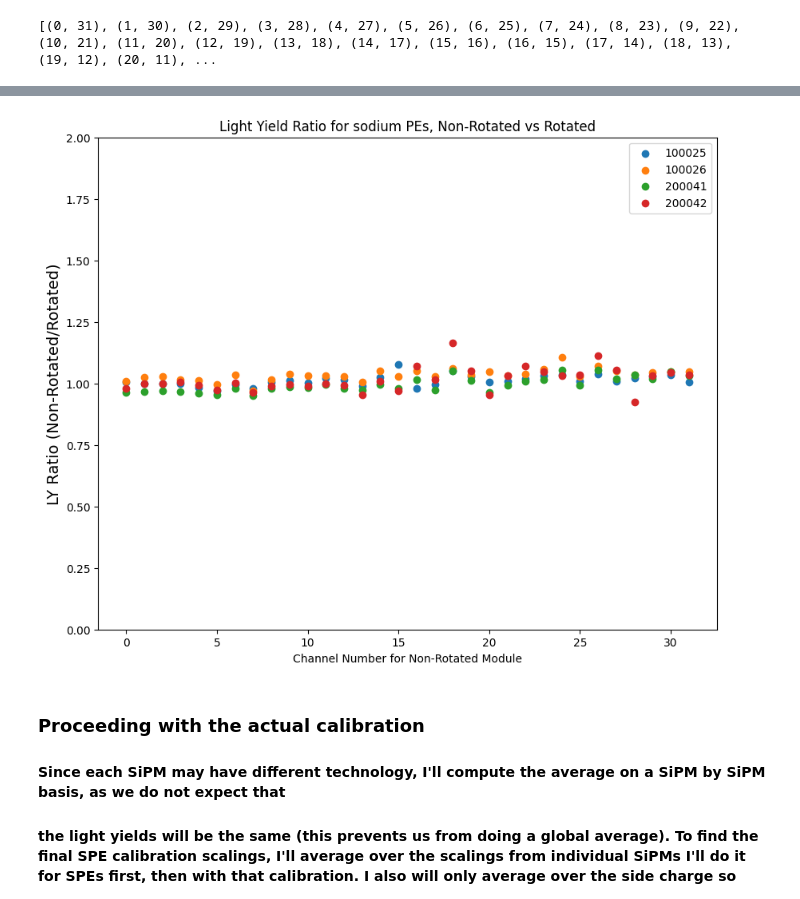
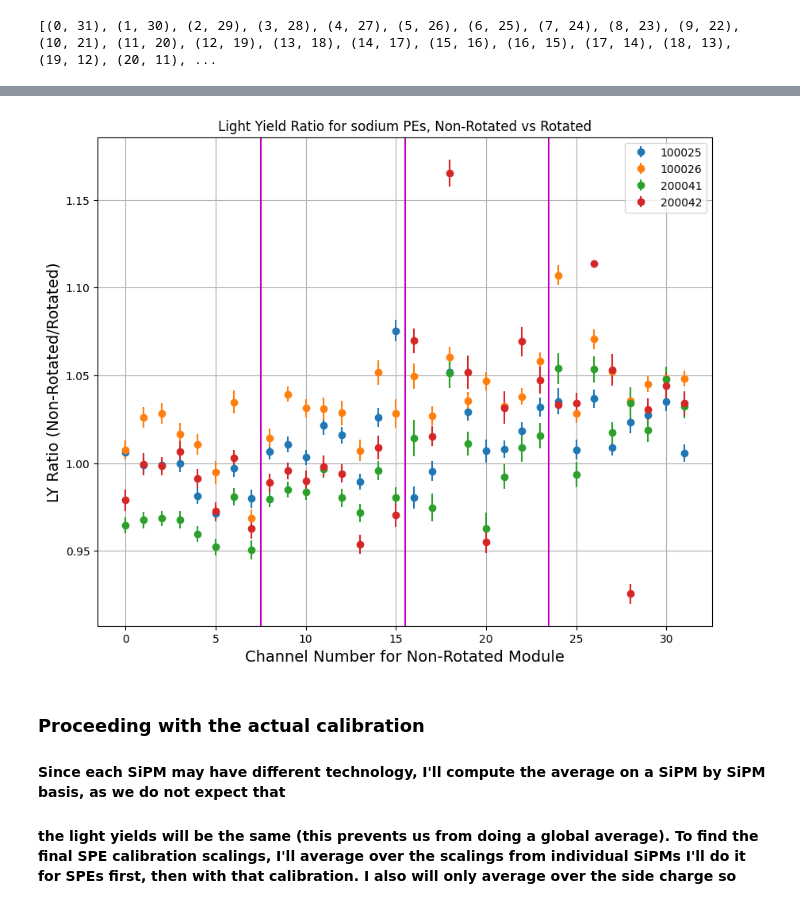
Before and after one commit to psimmerl/module_testing, a Jupyter notebook: notebooks/spectra_LY_calibration_Alex.ipynb, the cells around one changed output, grey strips where cells are left out. Cells and saved outputs as stored; diff of their text form; code cells hidden in the pictures.

```diff
--- a/notebooks/spectra_LY_calibration_Alex.ipynb
+++ b/notebooks/spectra_LY_calibration_Alex.ipynb
@@ -738,11 +796,17 @@ channel_pairs_strs = [str(channel_pair) for channel_pair in channel_pairs]
 import matplotlib.pyplot as plt
 plt.figure(figsize=(10,8))
 for moduleName in module_Name_List2:
-    plt.scatter(range(32), LY_Ratio_Dict["ly_spe"][moduleName], label=moduleName)
+    plt.errorbar(range(32), LY_Ratio_Dict["ly_spe"][moduleName], ERR_Ratio_Dict["ly_spe"][moduleName], label=moduleName, fmt='o')
 plt.title("Light Yield Ratio for SPE, Non-Rotated vs Rotated")
-plt.xlabel("Channel Number for Non-Rotated Module")
+plt.xlabel("Channel Number for Non-Rotated Module", fontsize=14)
 plt.ylabel("LY Ratio (Non-Rotated/Rotated)", fontsize=14)
+
+plt.axvline(7.5, c='m')
+plt.axvline(15.5, c='m')
+plt.axvline(23.5, c='m')
+#plt.axvline(31)
 plt.legend()
-plt.ylim(0,2)
+#plt.ylim(0.75, 1.25)
+plt.grid()
 plt.savefig(PLOT_DIR+"LY_Ratio_SPE.png")
 # %% [output]
@@ -752,11 +816,16 @@ channel_pairs_strs = [str(channel_pair) for channel_pair in channel_pairs]
 import matplotlib.pyplot as plt
 plt.figure(figsize=(10,8))
 for moduleName in module_Name_List2:
-    plt.scatter(range(32), LY_Ratio_Dict["ly_src"][moduleName], label=moduleName)
+    plt.errorbar(range(32), LY_Ratio_Dict["ly_src"][moduleName], ERR_Ratio_Dict["ly_src"][moduleName], label=moduleName, fmt='o')
 plt.title("Light Yield Ratio for Sodium Charge, Non-Rotated vs Rotated")
-plt.xlabel("Channel Number for Non-Rotated Module")
+plt.xlabel("Channel Number for Non-Rotated Module", fontsize=14)
+#plt.ylabel("LY Ratio (Non-Rotated/Rotated)", fontsize=14)
 plt.ylabel("LY Ratio (Non-Rotated/Rotated)", fontsize=14)
 plt.legend()
-plt.ylim(0,2)
+#plt.ylim(0.75,1.25)
+plt.axvline(7.5, c='m')
+plt.axvline(15.5, c='m')
+plt.axvline(23.5, c='m')
+plt.grid()
 plt.savefig(PLOT_DIR+"LY_Ratio_SRC.png")
 # %% [output]
@@ -764,17 +833,21 @@ plt.savefig(PLOT_DIR+"LY_Ratio_SRC.png")
 # %%
 channel_pairs_strs = [str(channel_pair) for channel_pair in channel_pairs]
 import matplotlib.pyplot as plt
 plt.figure(figsize=(10,8))
 for moduleName in module_Name_List2:
-    plt.scatter(range(32), LY_Ratio_Dict["ly_pe"][moduleName], label=moduleName)
+    plt.errorbar(range(32), LY_Ratio_Dict["ly_pe"][moduleName], ERR_Ratio_Dict["ly_pe"][moduleName], label=moduleName, fmt='o')
 plt.title("Light Yield Ratio for sodium PEs, Non-Rotated vs Rotated")
-plt.xlabel("Channel Number for Non-Rotated Module")
+plt.xlabel("Channel Number for Non-Rotated Module", fontsize=14)
 plt.ylabel("LY Ratio (Non-Rotated/Rotated)", fontsize=14)
 plt.legend()
-plt.ylim(0,2)
+#plt.ylim(0.75,1.25)
+plt.axvline(7.5, c='m')
+plt.axvline(15.5, c='m')
+plt.axvline(23.5, c='m')
+plt.grid()
 plt.savefig(PLOT_DIR+"LY_Ratio_PE.png")
 # %% [output]
-[figure, old version]
+[figure, new version]
 # %% [markdown]
 ### Proceeding with the actual calibration
 #### Since each SiPM may have different technology, I'll compute the average on a SiPM by SiPM basis, as we do not expect that
```
Also changed, not shown: parts of 22 cells of this notebook.
